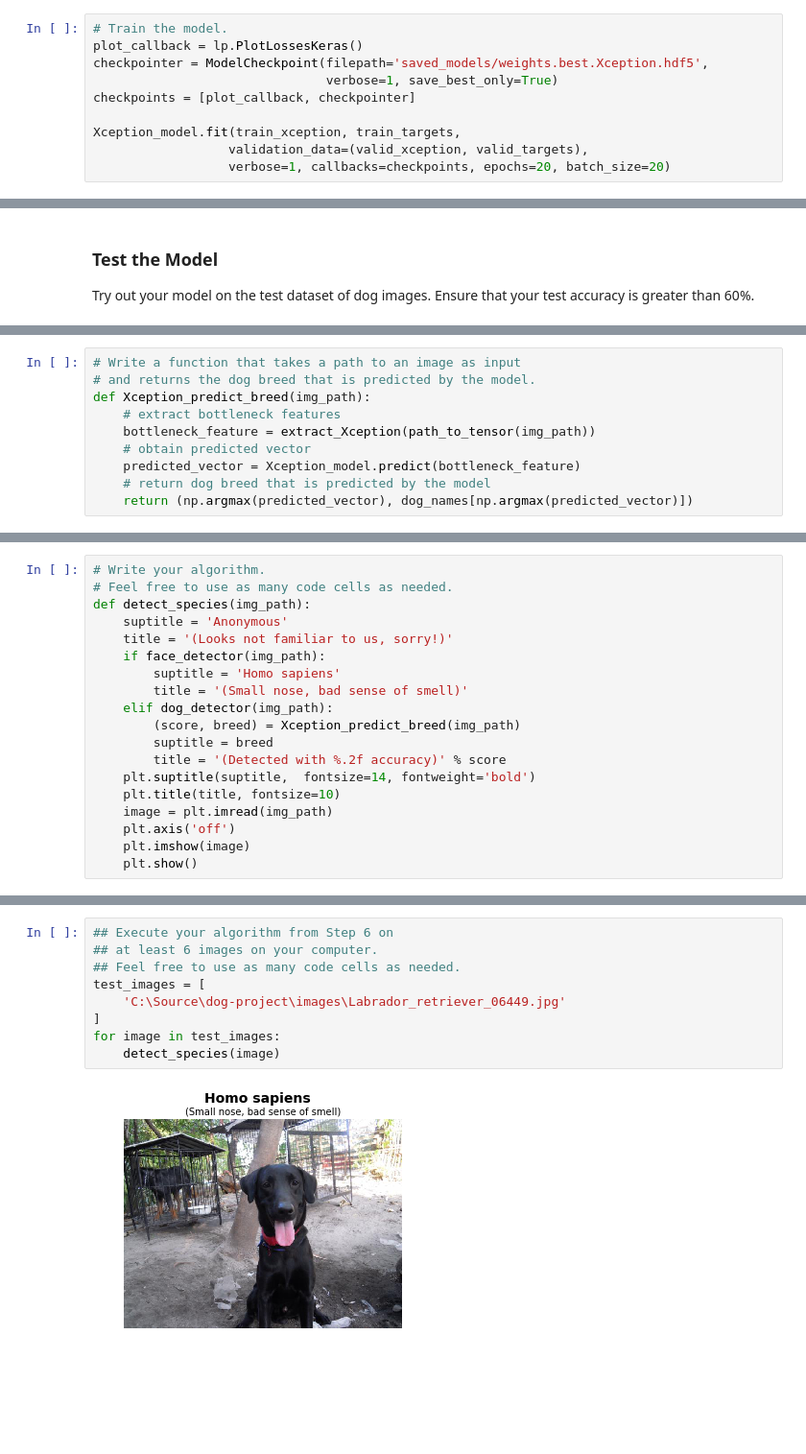
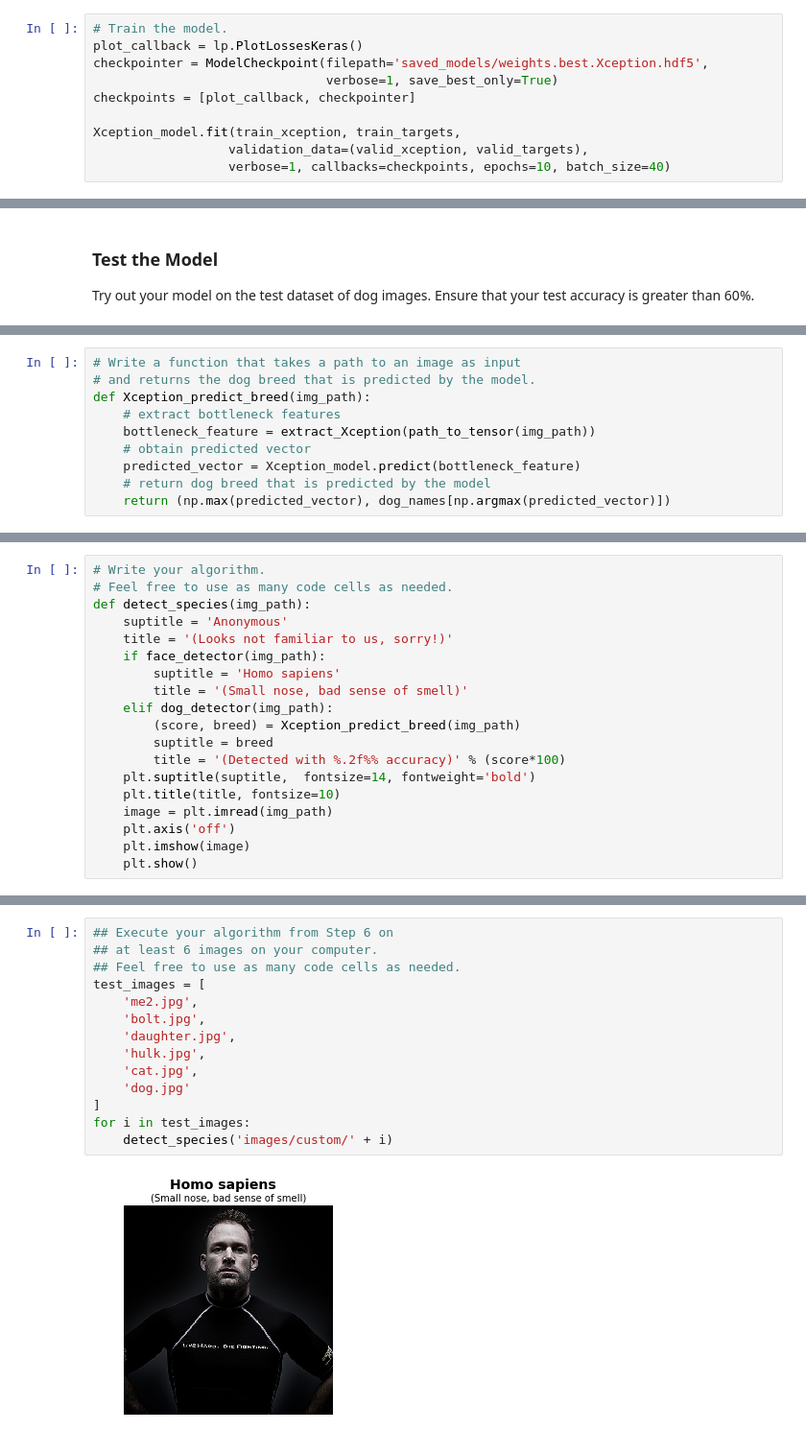
Before and after one commit to huli/mlnd, a Jupyter notebook: dog-project/dog_app.ipynb, the cells around one changed output, grey strips where cells are left out. Shown at 96% size. Drawn from its saved outputs; the diff is of its cells as text; blank space fills up the shorter version.

Commit message:
Added custom images

```diff
--- a/dog-project/dog_app.ipynb
+++ b/dog-project/dog_app.ipynb
@@ -663,5 +663,5 @@ checkpoints = [plot_callback, checkpointer]
 
 Xception_model.fit(train_xception, train_targets,
                   validation_data=(valid_xception, valid_targets),
-                  verbose=1, callbacks=checkpoints, epochs=20, batch_size=20)
+                  verbose=1, callbacks=checkpoints, epochs=10, batch_size=40)
 # %% [output]
@@ -707,7 +707,7 @@ def Xception_predict_breed(img_path):
     # obtain predicted vector
     predicted_vector = Xception_model.predict(bottleneck_feature)
     # return dog breed that is predicted by the model
-    return (np.argmax(predicted_vector), dog_names[np.argmax(predicted_vector)])
+    return (np.max(predicted_vector), dog_names[np.argmax(predicted_vector)])
 # %% [markdown]
 ---
 <a id='step6'></a>
@@ -738,7 +738,7 @@ def detect_species(img_path):
     elif dog_detector(img_path):
         (score, breed) = Xception_predict_breed(img_path)
         suptitle = breed
-        title = '(Detected with %.2f accuracy)' % score
+        title = '(Detected with %.2f%% accuracy)' % (score*100)
     plt.suptitle(suptitle,  fontsize=14, fontweight='bold')
     plt.title(title, fontsize=10)
     image = plt.imread(img_path)
@@ -772,11 +762,16 @@ __Answer:__
 # %%
 ## Execute your algorithm from Step 6 on
 ## at least 6 images on your computer.
 ## Feel free to use as many code cells as needed.
 test_images = [
-    'C:\Source\dog-project\images\Labrador_retriever_06449.jpg'
+    'me2.jpg',
+    'bolt.jpg',
+    'daughter.jpg',
+    'hulk.jpg',
+    'cat.jpg',
+    'dog.jpg'
 ]
-for image in test_images:
-    detect_species(image)
+for i in test_images:
+    detect_species('images/custom/' + i)
 # %% [output]
-[figure, old version]
+[figure, new version]
```
Also changed, not shown: parts of 14 cells of this notebook.
